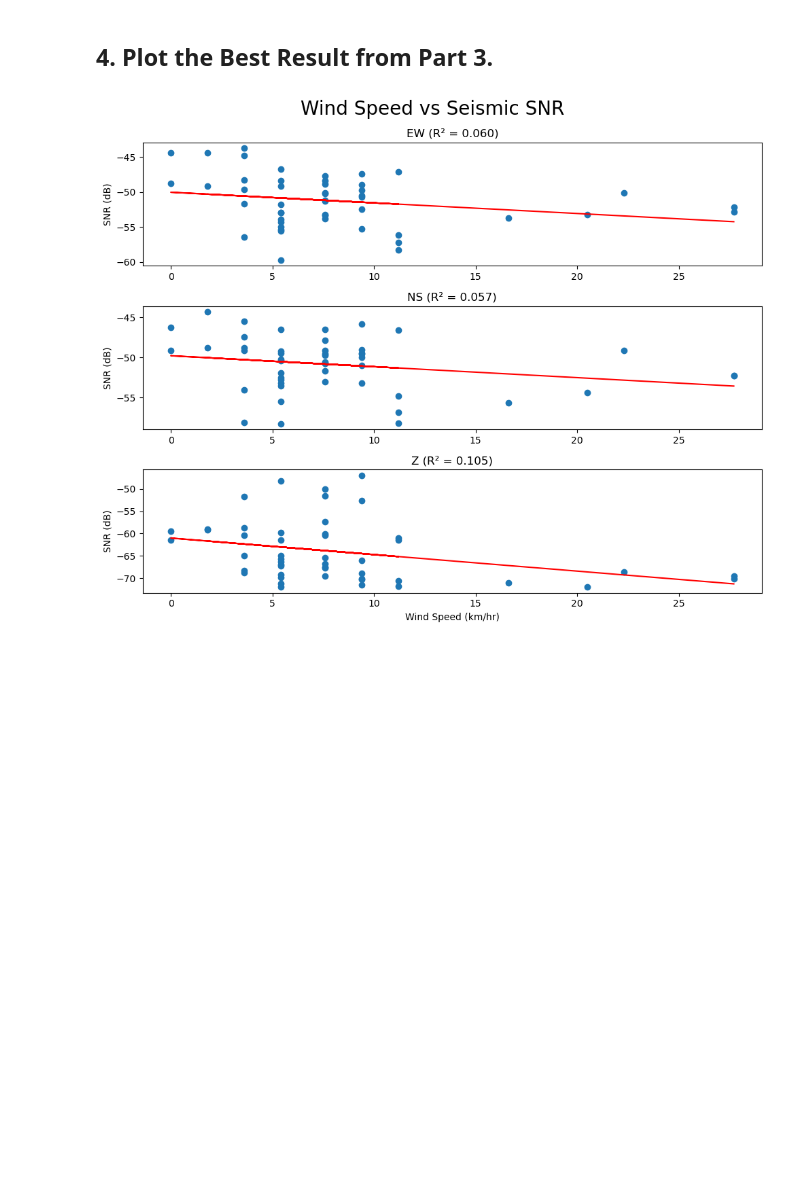
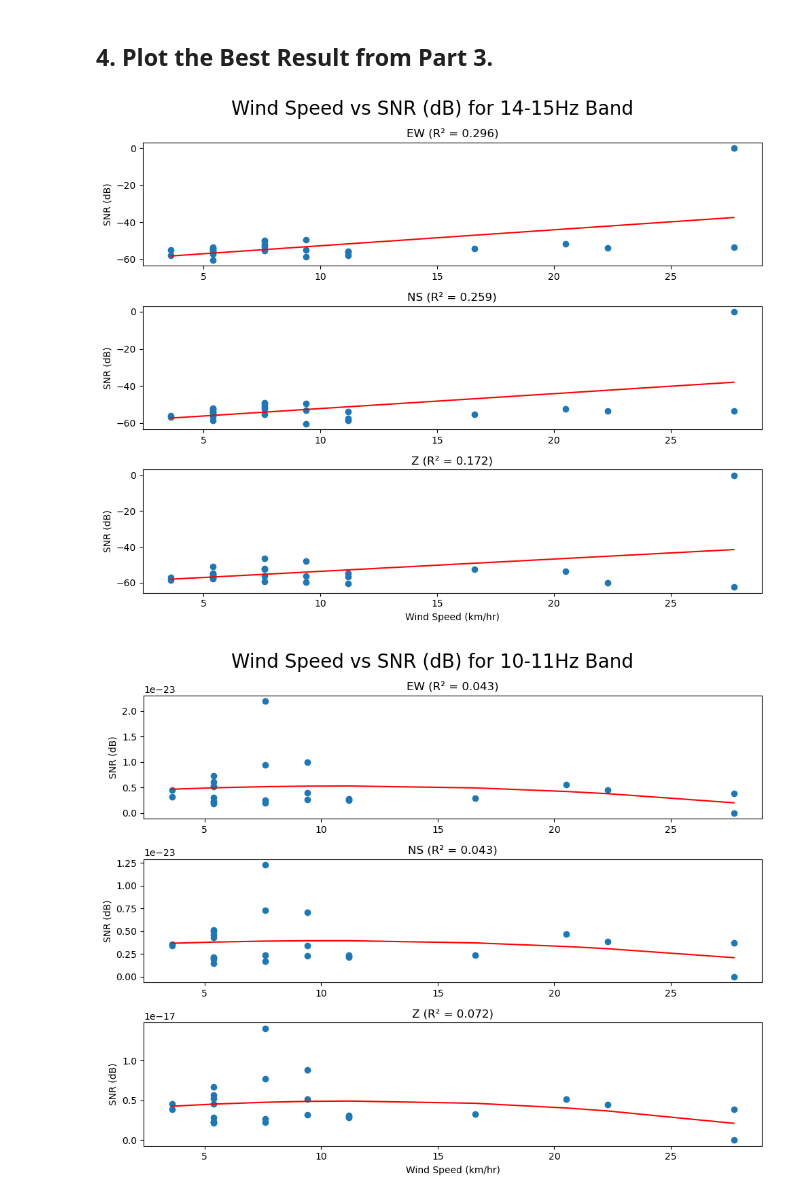
Before and after one commit to Ramirezs873/seismic-weather, a Jupyter notebook: Montecarlo_Workflow.ipynb, the cells around one changed output. Drawn from its saved outputs; the diff is of its cells as text; code cells hidden in the pictures; blank space fills up the shorter version.

Commit message:
23/6/26 12:13pm Update
Updated Montecarlo_Workflow.ipynb. Now works for current functions. Power montecarlo included.
Small typo edit in wind.py

```diff
--- a/Montecarlo_Workflow.ipynb
+++ b/Montecarlo_Workflow.ipynb
@@ -33,6 +54,6 @@ WS = wind.wind_speed(skiway, year = 2022, month = 12, day = (25), hour = None, p
 # %% [markdown]
 ### 1.2 Seismic Data
 # %%
-CWA = align.seismic_data('AUSPASS', 'Z9', 'CWA81', "*", "*", UTC(2022, 12, 25, 0, 0,0), UTC(2023, 1, 1, 0, 0, 0), user1='Z9', password1='peach25')
+CWA = align.seismic_data('AUSPASS', 'Z9', 'CWA81', "*", "*", UTC(2022, 12, 25, 0, 0,0), UTC(2022, 12, 25, 13, 0, 0), user1='Z9', password1='peach25', config=config)
 # %% [output]
 File not found. Downloading data
@@ -48,7 +69,14 @@ Processing Z9.CWA81....
 # %% [markdown]
 ### 2.2 Amplitude Correction
 # %%
-CWA_amplitude_corrected = process.amplitude_correction(CWA_rotated[1], ['HHN'], ['HHE'], ['HHZ'], [100/113], [100/101], [100/10])
+CWA_amplitude_corrected = process.amplitude_correction(wave_dict = CWA_rotated,
+                                                       NS_channel = ['HHN'],
+                                                       EW_channel = ['HHE'],
+                                                       Z_channel = ['HHZ'],
+                                                       sensitivity = 2.994697576134245E8,
+                                                       NS_correction_factor = [1/0.72],
+                                                       EW_correction_factor = [1/0.67],
+                                                       Z_correction_factor = [1/0.58])
 # %% [output]
 Processing Z9.CWA81....
 # %% [markdown]
@@ -64,5 +94,5 @@ CWA_hann = align.apply_window(CWA_dd, max_length=300)
 # %%
-monte = wind.montecarlo_optimal_snr(wind_speed = WS,
+monte_snr = wind.montecarlo_optimal_snr(wind_speed = WS,
                             wave_dict = CWA_hann,
                             freq_range = (10,15),
                             n_iterations = 1,
@@ -80,0 +113,7 @@ Average R²: 0.0739
+# %%
+monte_P = wind.power_wind_monte(wind_speed = WS,
+                            wave_dict = CWA_hann,
+                            fmin = 10,
+                            fmax = 11,
+                            csv = True,
+                            config = config)
@@ -81,6 +129,8 @@ Average R²: 0.0739
 # %% [markdown]
 ## 4. Plot the Best Result from Part 3.
 # %%
-wind.plot_statistics(monte)
+wind.plot_statistics(monte_snr[0]) #snr is currently calculating a linear fit
+wind.plot_statistics(monte_P[0][0]) #P is currently calculating a quadratic fit
 # %% [output]
-[figure, old version]
+[figure, new version]
+[figure, added]
```
Also changed, not shown: parts of 8 cells of this notebook, 1 other file.
